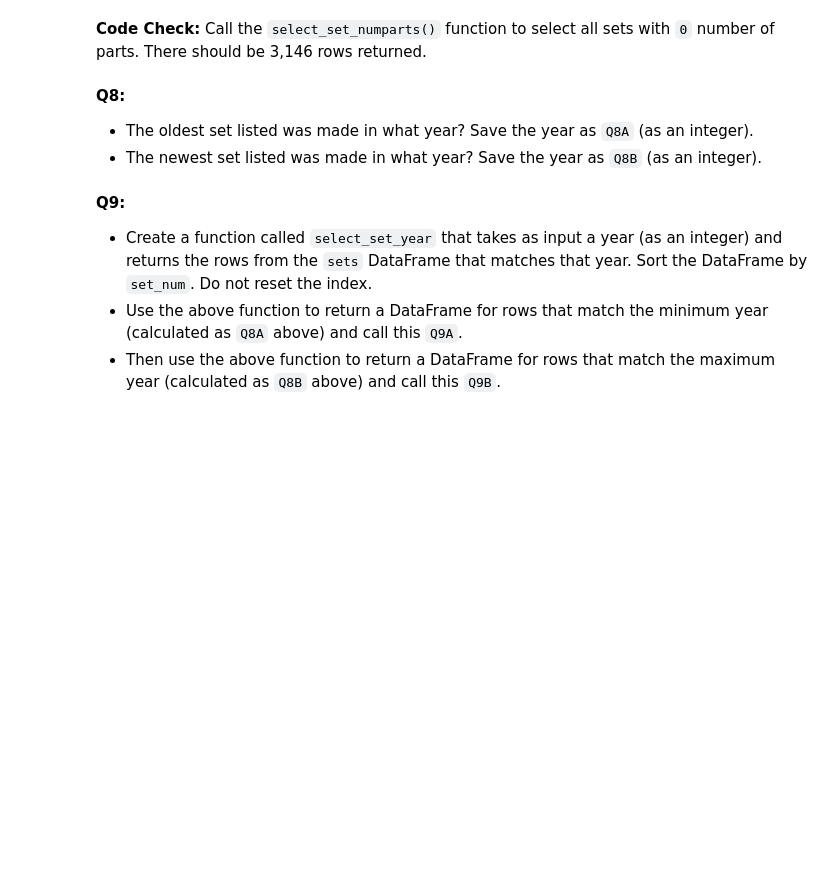
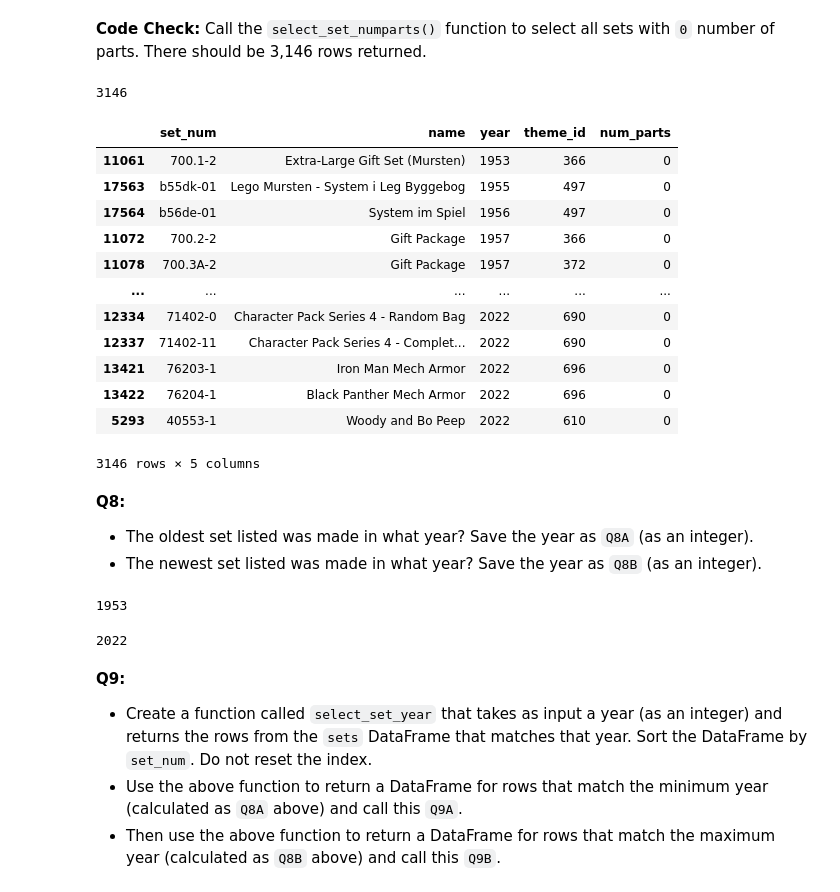
Before and after one commit to nyambura00/pandas_lego_task, a Jupyter notebook: lego.ipynb, the cells around one changed output. Drawn from its saved outputs; the diff is of its cells as text; code cells hidden in the pictures; blank space fills up the shorter version.

```diff
--- a/lego.ipynb
+++ b/lego.ipynb
@@ -114,2 +168,7 @@ You should see that the median number of parts is much lower than the average nu
+# %%
+def select_set_numparts(num_part: int):
+    sets_copy = sets.copy()
+    query = sets_copy.loc[sets_copy['num_parts'] == num_part].sort_values('year')
+    return query
 # %% [markdown]
 **Code Check:** Call the `select_set_numparts()` function to select all sets with `0` number of parts.  There should be 3,146 rows returned.
@@ -118,3 +175,22 @@ You should see that the median number of parts is much lower than the average nu
+# %%
+print(len(select_set_numparts(0)))
+query = select_set_numparts(0)
+query
+# %% [output]
+3146
+|  | set_num | name | year | theme_id | num_parts |
+| 11061 | 700.1-2 | Extra-Large Gift Set (Mursten) | 1953 | 366 | 0 |
+| 17563 | b55dk-01 | Lego Mursten - System i Leg Byggebog | 1955 | 497 | 0 |
+| 17564 | b56de-01 | System im Spiel | 1956 | 497 | 0 |
+| 11072 | 700.2-2 | Gift Package | 1957 | 366 | 0 |
+| 11078 | 700.3A-2 | Gift Package | 1957 | 372 | 0 |
+| ... | ... | ... | ... | ... | ... |
+| 12334 | 71402-0 | Character Pack Series 4 - Random Bag | 2022 | 690 | 0 |
+| 12337 | 71402-11 | Character Pack Series 4 - Complet... | 2022 | 690 | 0 |
+| 13421 | 76203-1 | Iron Man Mech Armor | 2022 | 696 | 0 |
+| 13422 | 76204-1 | Black Panther Mech Armor | 2022 | 696 | 0 |
+| 5293 | 40553-1 | Woody and Bo Peep | 2022 | 610 | 0 |
+3146 rows × 5 columns
 # %% [markdown]
 **Q8:**
 - The oldest set listed was made in what year?  Save the year as `Q8A` (as an integer).
@@ -126,3 +198,13 @@ You should see that the median number of parts is much lower than the average nu
+# %%
+Q8A = query.year.iloc[0]
+Q8A
+# %% [output]
+1953
+# %%
+Q8B = query.year.iloc[-1]
+Q8B
+# %% [output]
+2022
 # %% [markdown]
 **Q9:**
 - Create a function called `select_set_year` that takes as input a year (as an integer) and returns the rows from the `sets` DataFrame that matches that year.  Sort the DataFrame by `set_num`.  Do not reset the index.
```
Also changed, not shown: parts of 66 cells of this notebook.
